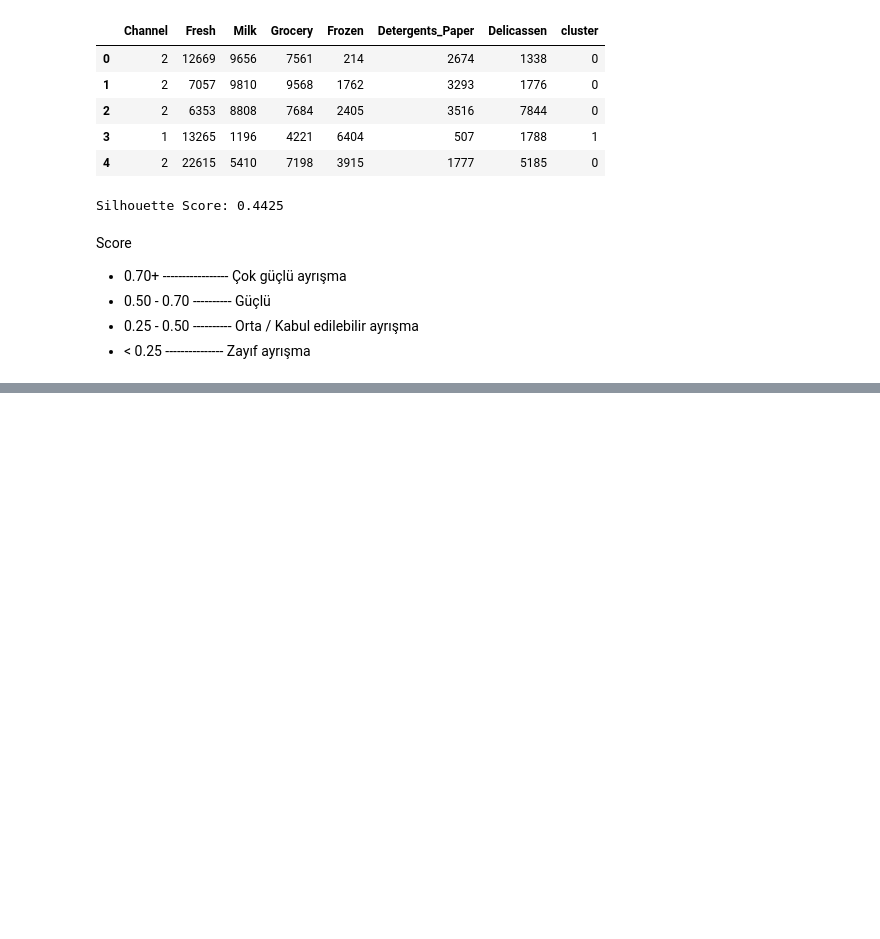
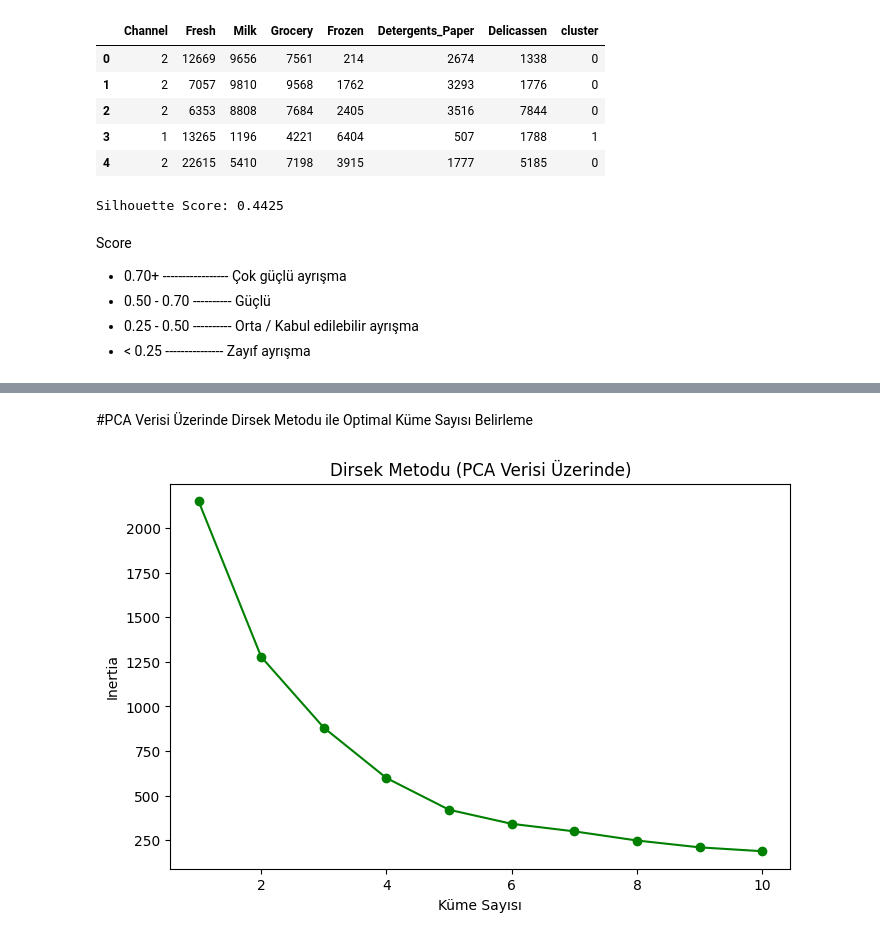
Before and after one commit to besturkmen/AcademiQ_Data_Science, a Jupyter notebook: AcademiQ_Data_Science_06.ipynb, the cells around one changed output, grey strips where cells are left out. Drawn from its saved outputs; the diff is of its cells as text; code cells hidden in the pictures; blank space fills up the shorter version.

```diff
--- a/AcademiQ_Data_Science_06.ipynb
+++ b/AcademiQ_Data_Science_06.ipynb
@@ -131,0 +179,20 @@ Score
+# %% [markdown]
+#PCA Verisi Üzerinde Dirsek Metodu ile Optimal Küme Sayısı Belirleme
+# %%
+inertia_values_pca = []
+cluster_range_pca = range(1, 11)
+
+
+for k in cluster_range_pca:
+    model_pca = KMeans(n_clusters=k, random_state=42, n_init=10)
+    model_pca.fit(X_pca)
+    inertia_values_pca.append(model_pca.inertia_)
+
+plt.figure(figsize=(8, 5))
+plt.plot(cluster_range_pca, inertia_values_pca, marker='o', linestyle='-', color='g')
+plt.title('Dirsek Metodu (PCA Verisi Üzerinde)')
+plt.xlabel('Küme Sayısı')
+plt.ylabel('Inertia')
+plt.show()
+# %% [output]
+[figure, added]
```
Also changed, not shown: parts of 7 cells of this notebook.
